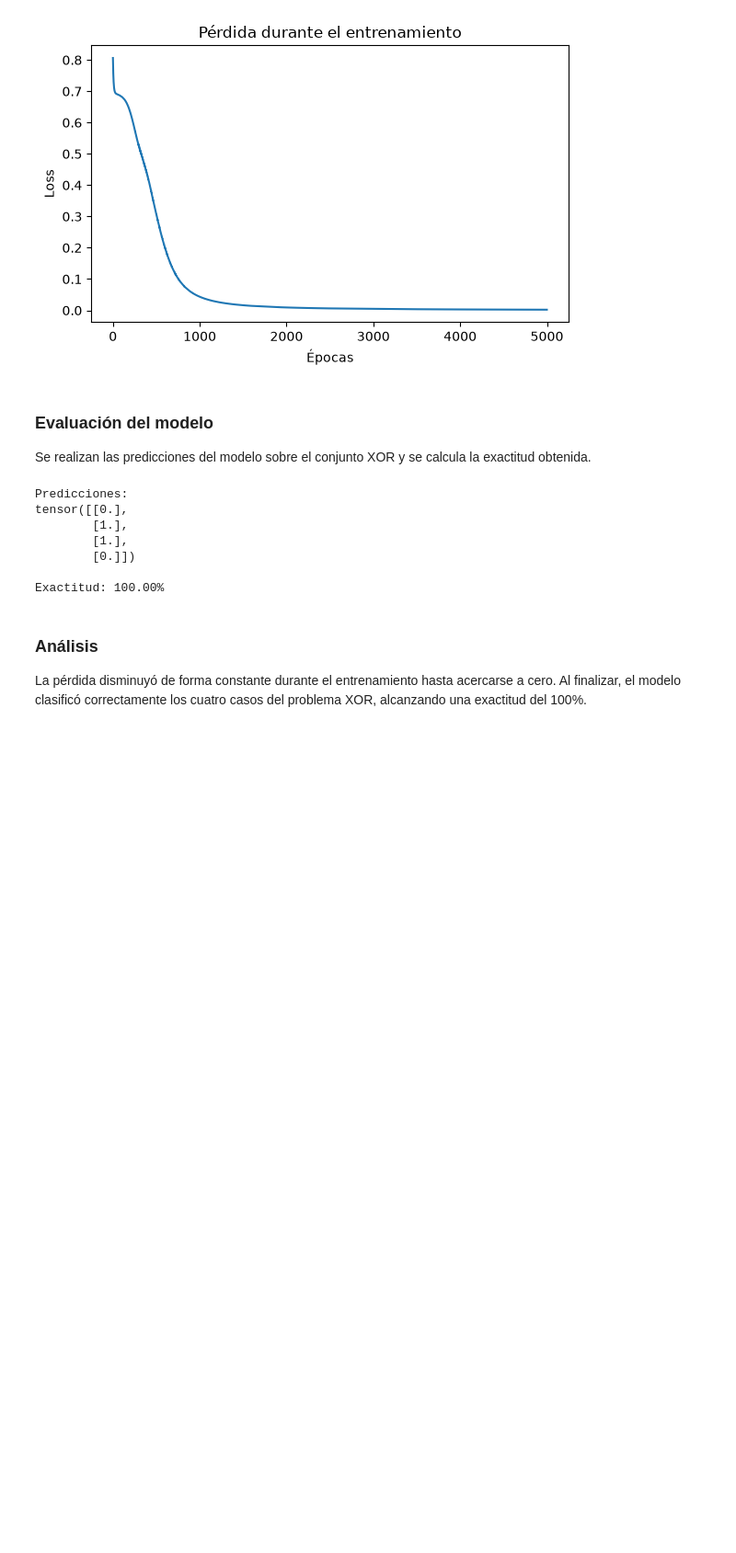
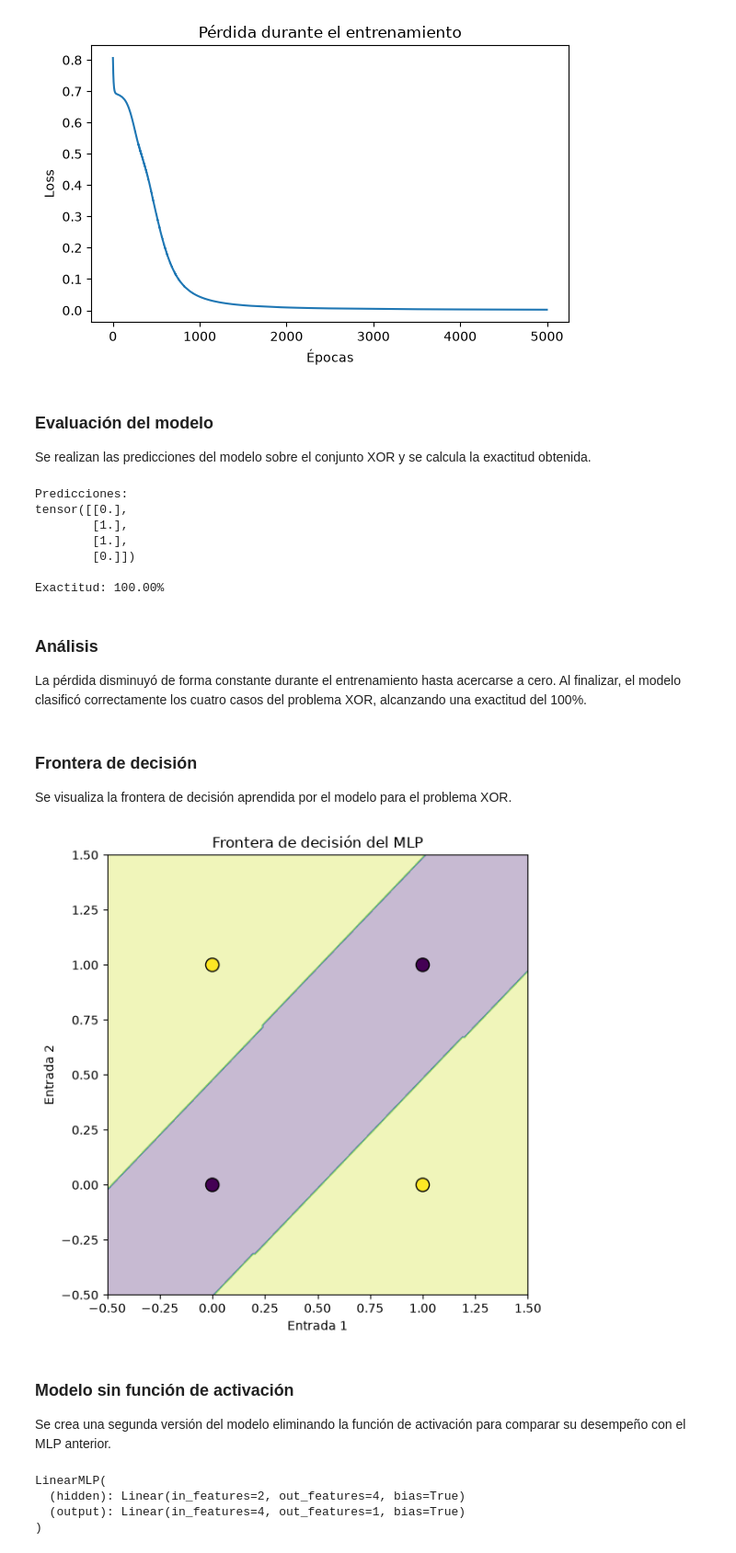
Before and after one commit to Cynthiss/NLP, a Jupyter notebook: Lab_8/Lab_8.ipynb, the cells around one changed output. Shown at 92% size. Cells and saved outputs as stored; diff of their text form; code cells hidden in the pictures; blank space fills up the shorter version.

```diff
--- a/Lab_8/Lab_8.ipynb
+++ b/Lab_8/Lab_8.ipynb
@@ -179,3 +179,83 @@ Exactitud: 100.00%
 ### Análisis
 
 La pérdida disminuyó de forma constante durante el entrenamiento hasta acercarse a cero. Al finalizar, el modelo clasificó correctamente los cuatro casos del problema XOR, alcanzando una exactitud del 100%.
+# %% [markdown]
+### Frontera de decisión
+
+Se visualiza la frontera de decisión aprendida por el modelo para el problema XOR.
+# %%
+# Crear una malla de puntos
+
+x_min, x_max = -0.5, 1.5
+y_min, y_max = -0.5, 1.5
+
+xx, yy = np.meshgrid(
+    np.linspace(x_min, x_max, 200),
+    np.linspace(y_min, y_max, 200)
+)
+
+# Convertir la malla a tensor
+grid = torch.tensor(
+    np.c_[xx.ravel(), yy.ravel()],
+    dtype=torch.float32
+)
+
+# Obtener las predicciones del modelo
+with torch.no_grad():
+    logits = model(grid)
+    probs = torch.sigmoid(logits)
+    preds = (probs >= 0.5).float()
+
+Z = preds.numpy().reshape(xx.shape)
+# %%
+# Graficar la frontera de decisión
+
+plt.figure(figsize=(6,6))
+
+plt.contourf(xx, yy, Z, alpha=0.3)
+
+plt.scatter(
+    X[:,0],
+    X[:,1],
+    c=y.squeeze(),
+    s=120,
+    edgecolors="black"
+)
+
+plt.title("Frontera de decisión del MLP")
+plt.xlabel("Entrada 1")
+plt.ylabel("Entrada 2")
+
+plt.tight_layout()
+plt.show()
+# %% [output]
+[figure, added]
+# %% [markdown]
+### Modelo sin función de activación
+
+Se crea una segunda versión del modelo eliminando la función de activación para comparar su desempeño con el MLP anterior.
+# %%
+# Modelo sin función de activación
+
+class LinearMLP(nn.Module):
+
+    def __init__(self):
+        super().__init__()
+
+        self.hidden = nn.Linear(2, 4)
+        self.output = nn.Linear(4, 1)
+
+    def forward(self, x):
+        x = self.hidden(x)
+        x = self.output(x)
+        return x
+
+
+linear_model = LinearMLP()
+
+print(linear_model)
+# %% [output]
+LinearMLP(
+  (hidden): Linear(in_features=2, out_features=4, bias=True)
+  (output): Linear(in_features=4, out_features=1, bias=True)
+)
```
Also changed, not shown: parts of 12 cells of this notebook.
